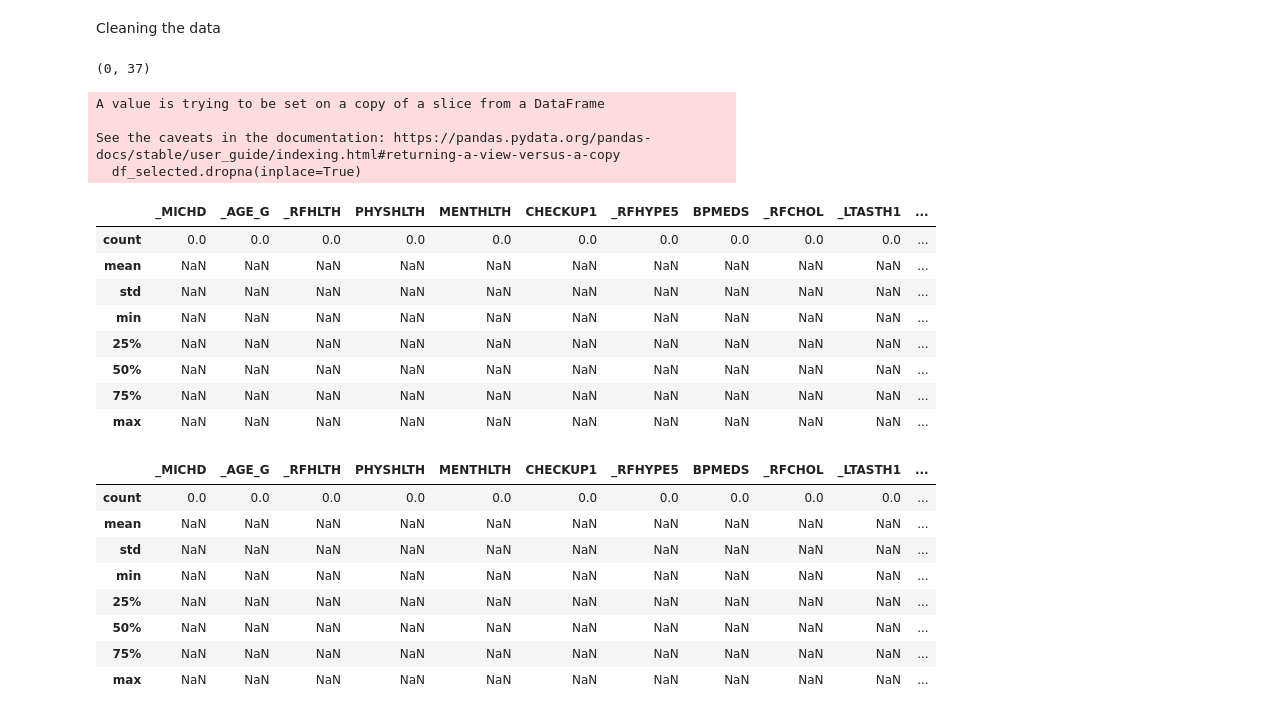
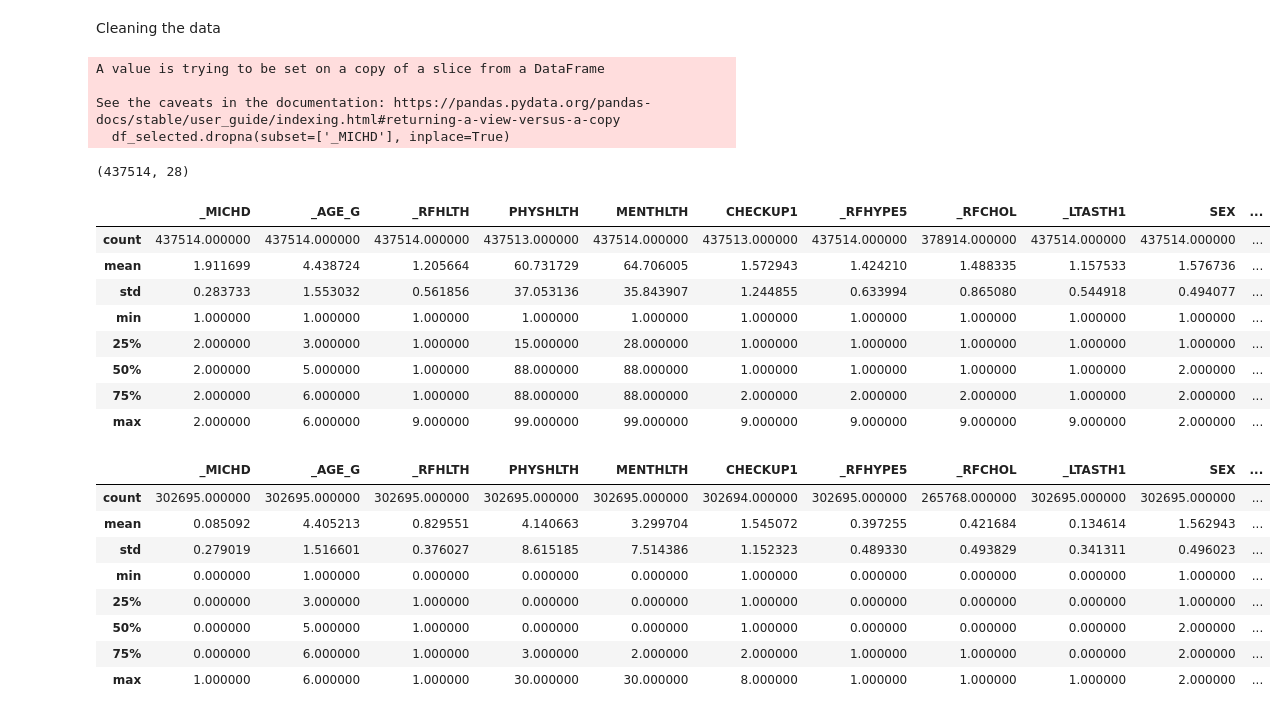
Before and after one commit to A-Refaie/DS_project, a Jupyter notebook: Heart_deasease_analysis.ipynb, the cells around one changed output. Saved outputs shown, nothing was run; the diff lists cells and outputs as text; code cells hidden in the pictures.

Commit message:
Imputing missing values

```diff
--- a/Heart_deasease_analysis.ipynb
+++ b/Heart_deasease_analysis.ipynb
@@ -44,25 +44,25 @@ df_selected.head()
 Cleaning the data
 # %%
 
-df_selected.dropna(inplace=True)
+df_selected.dropna(subset=['_MICHD'], inplace=True)
 df_clean=df_selected.dropna(axis=1, thresh=0.50*df_selected.shape[0]).copy()
 print(df_clean.shape)
 df_clean.describe()
 # %% [output]
-(0, 37)
+A value is trying to be set on a copy of a slice from a DataFrame
+
+See the caveats in the documentation: https://pandas.pydata.org/pandas-docs/stable/user_guide/indexing.html#returning-a-view-versus-a-copy
+  df_selected.dropna(subset=['_MICHD'], inplace=True)
-A value is trying to be set on a copy of a slice from a DataFrame
-
-See the caveats in the documentation: https://pandas.pydata.org/pandas-docs/stable/user_guide/indexing.html#returning-a-view-versus-a-copy
-  df_selected.dropna(inplace=True)
+(437514, 28)
-|  | _MICHD | _AGE_G | _RFHLTH | PHYSHLTH | MENTHLTH | CHECKUP1 | _RFHYPE5 | BPMEDS | _RFCHOL | _LTASTH1 | ... |
-| count | 0.0 | 0.0 | 0.0 | 0.0 | 0.0 | 0.0 | 0.0 | 0.0 | 0.0 | 0.0 | ... |
-| mean | NaN | NaN | NaN | NaN | NaN | NaN | NaN | NaN | NaN | NaN | ... |
-| std | NaN | NaN | NaN | NaN | NaN | NaN | NaN | NaN | NaN | NaN | ... |
-| min | NaN | NaN | NaN | NaN | NaN | NaN | NaN | NaN | NaN | NaN | ... |
-| 25% | NaN | NaN | NaN | NaN | NaN | NaN | NaN | NaN | NaN | NaN | ... |
-| 50% | NaN | NaN | NaN | NaN | NaN | NaN | NaN | NaN | NaN | NaN | ... |
-| 75% | NaN | NaN | NaN | NaN | NaN | NaN | NaN | NaN | NaN | NaN | ... |
-| max | NaN | NaN | NaN | NaN | NaN | NaN | NaN | NaN | NaN | NaN | ... |
+|  | _MICHD | _AGE_G | _RFHLTH | PHYSHLTH | MENTHLTH | CHECKUP1 | _RFHYPE5 | _RFCHOL | _LTASTH1 | SEX | ... |
+| count | 437514.000000 | 437514.000000 | 437514.000000 | 437513.000000 | 437514.000000 | 437513.000000 | 437514.000000 | 378914.000000 | 437514.000000 | 437514.000000 | ... |
+| mean | 1.911699 | 4.438724 | 1.205664 | 60.731729 | 64.706005 | 1.572943 | 1.424210 | 1.488335 | 1.157533 | 1.576736 | ... |
+| std | 0.283733 | 1.553032 | 0.561856 | 37.053136 | 35.843907 | 1.244855 | 0.633994 | 0.865080 | 0.544918 | 0.494077 | ... |
+| min | 1.000000 | 1.000000 | 1.000000 | 1.000000 | 1.000000 | 1.000000 | 1.000000 | 1.000000 | 1.000000 | 1.000000 | ... |
+| 25% | 2.000000 | 3.000000 | 1.000000 | 15.000000 | 28.000000 | 1.000000 | 1.000000 | 1.000000 | 1.000000 | 1.000000 | ... |
+| 50% | 2.000000 | 5.000000 | 1.000000 | 88.000000 | 88.000000 | 1.000000 | 1.000000 | 1.000000 | 1.000000 | 2.000000 | ... |
+| 75% | 2.000000 | 6.000000 | 1.000000 | 88.000000 | 88.000000 | 2.000000 | 2.000000 | 2.000000 | 1.000000 | 2.000000 | ... |
+| max | 2.000000 | 6.000000 | 9.000000 | 99.000000 | 99.000000 | 9.000000 | 9.000000 | 9.000000 | 9.000000 | 2.000000 | ... |
 # %%
 #Cleaing each column
 
@@ -204,15 +204,15 @@ df_clean['_RFSEAT2']=df_clean['_RFSEAT2'].replace({2:0})
 df_clean.drop(index=df_clean[df_clean['_RFSEAT2']==9].index, inplace=True)
 df_clean.describe()
 # %% [output]
-|  | _MICHD | _AGE_G | _RFHLTH | PHYSHLTH | MENTHLTH | CHECKUP1 | _RFHYPE5 | BPMEDS | _RFCHOL | _LTASTH1 | ... |
-| count | 0.0 | 0.0 | 0.0 | 0.0 | 0.0 | 0.0 | 0.0 | 0.0 | 0.0 | 0.0 | ... |
-| mean | NaN | NaN | NaN | NaN | NaN | NaN | NaN | NaN | NaN | NaN | ... |
-| std | NaN | NaN | NaN | NaN | NaN | NaN | NaN | NaN | NaN | NaN | ... |
-| min | NaN | NaN | NaN | NaN | NaN | NaN | NaN | NaN | NaN | NaN | ... |
-| 25% | NaN | NaN | NaN | NaN | NaN | NaN | NaN | NaN | NaN | NaN | ... |
-| 50% | NaN | NaN | NaN | NaN | NaN | NaN | NaN | NaN | NaN | NaN | ... |
-| 75% | NaN | NaN | NaN | NaN | NaN | NaN | NaN | NaN | NaN | NaN | ... |
-| max | NaN | NaN | NaN | NaN | NaN | NaN | NaN | NaN | NaN | NaN | ... |
+|  | _MICHD | _AGE_G | _RFHLTH | PHYSHLTH | MENTHLTH | CHECKUP1 | _RFHYPE5 | _RFCHOL | _LTASTH1 | SEX | ... |
+| count | 302695.000000 | 302695.000000 | 302695.000000 | 302695.000000 | 302695.000000 | 302694.000000 | 302695.000000 | 265768.000000 | 302695.000000 | 302695.000000 | ... |
+| mean | 0.085092 | 4.405213 | 0.829551 | 4.140663 | 3.299704 | 1.545072 | 0.397255 | 0.421684 | 0.134614 | 1.562943 | ... |
+| std | 0.279019 | 1.516601 | 0.376027 | 8.615185 | 7.514386 | 1.152323 | 0.489330 | 0.493829 | 0.341311 | 0.496023 | ... |
+| min | 0.000000 | 1.000000 | 0.000000 | 0.000000 | 0.000000 | 1.000000 | 0.000000 | 0.000000 | 0.000000 | 1.000000 | ... |
+| 25% | 0.000000 | 3.000000 | 1.000000 | 0.000000 | 0.000000 | 1.000000 | 0.000000 | 0.000000 | 0.000000 | 1.000000 | ... |
+| 50% | 0.000000 | 5.000000 | 1.000000 | 0.000000 | 0.000000 | 1.000000 | 0.000000 | 0.000000 | 0.000000 | 2.000000 | ... |
+| 75% | 0.000000 | 6.000000 | 1.000000 | 3.000000 | 2.000000 | 2.000000 | 1.000000 | 1.000000 | 0.000000 | 2.000000 | ... |
+| max | 1.000000 | 6.000000 | 1.000000 | 30.000000 | 30.000000 | 8.000000 | 1.000000 | 1.000000 | 1.000000 | 2.000000 | ... |
 # %%
 #Rename the columns to make them more readable
 df_clean.rename(columns = {'_MICHD':'HeartDisease/Attack', '_AGE_G':'AgeGroup', '_RFHLTH': 'GeneralHealthStatus', 'PHYSHLTH': 'PhysicalHealthStatus', 'MENTHLTH': 'MentalHealthStatus',
```
Also changed, not shown: parts of 1 cell of this notebook, 1 other file.
